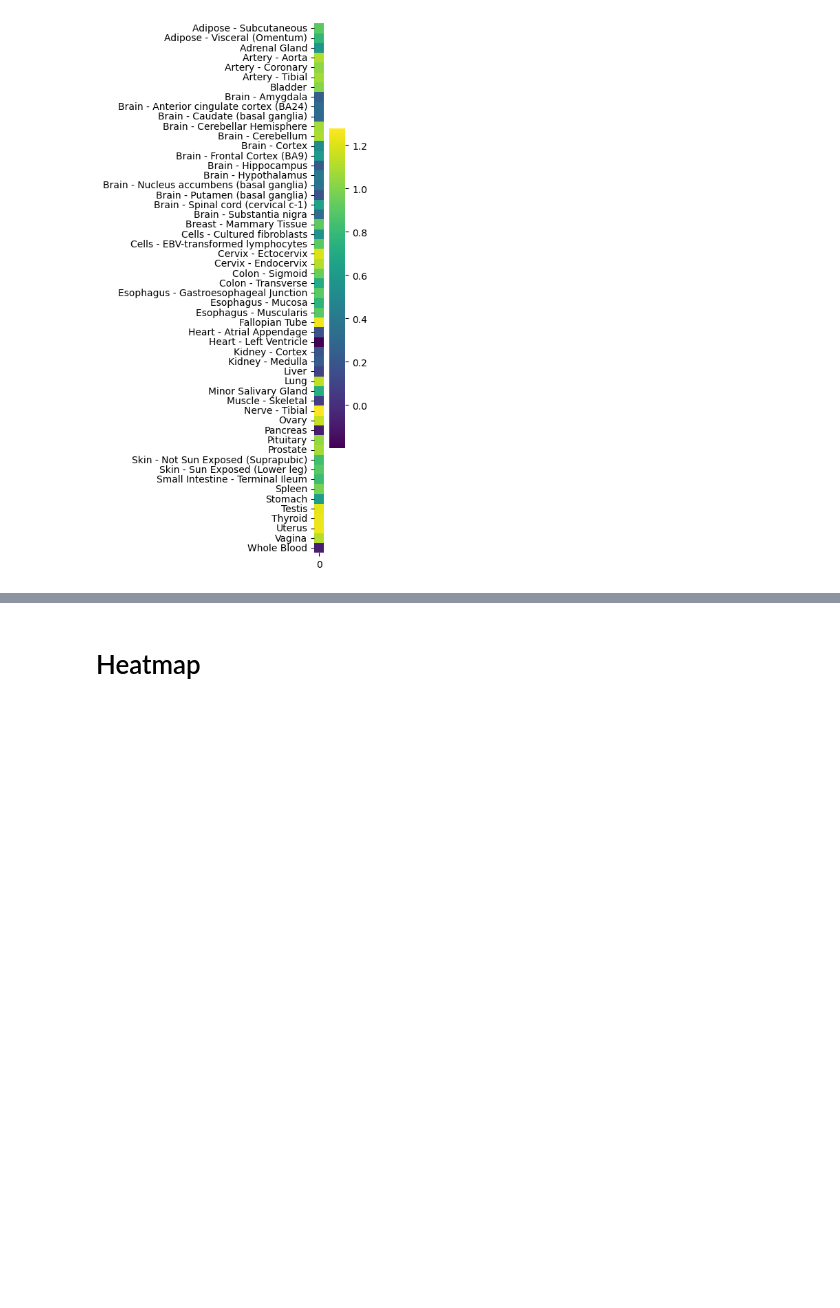
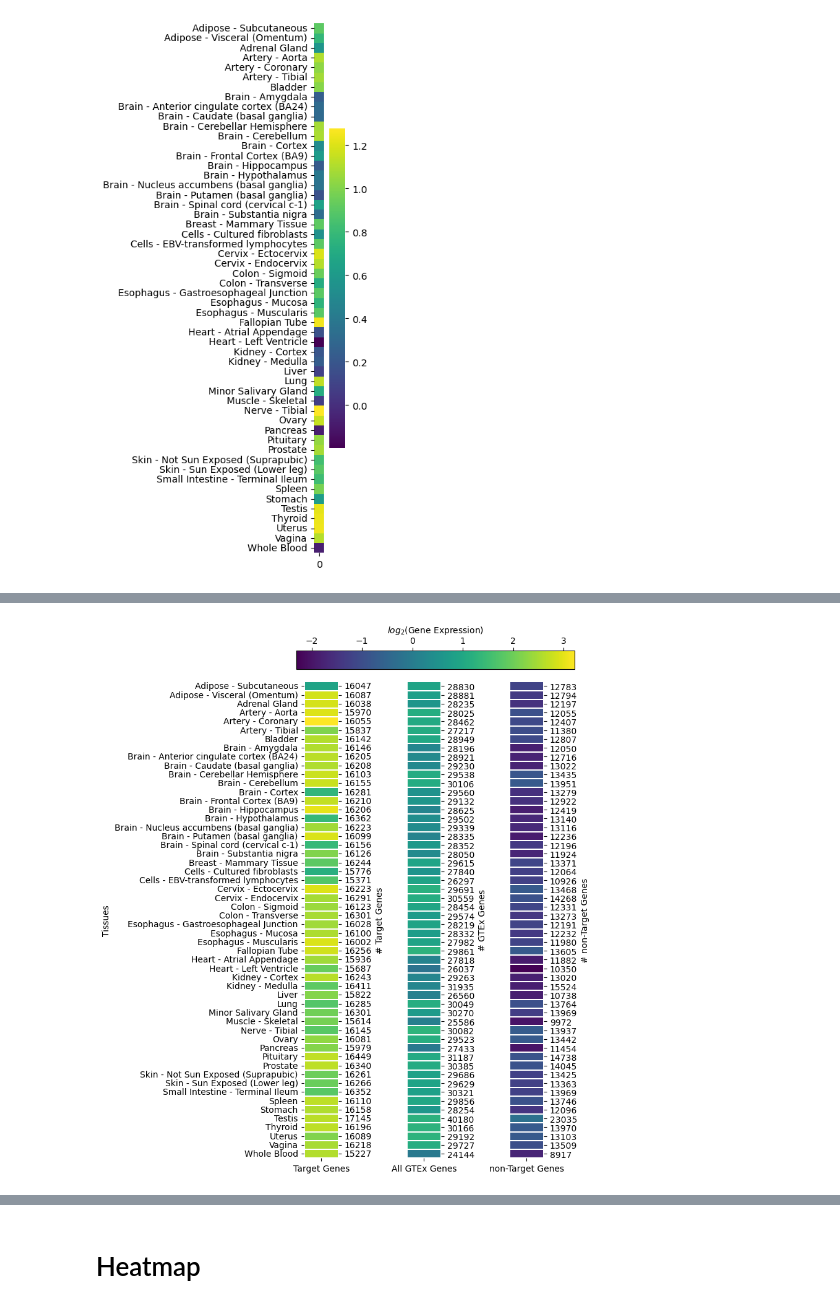
Before and after one commit to JulianMeigen/Bachelor, a Jupyter notebook: E_Single_TFBS/Ensemble_TF_Genexpr.ipynb, the cells around one changed output, grey strips where cells are left out. Cells and saved outputs as stored; diff of their text form; code cells hidden in the pictures; blank space fills up the shorter version.

Commit message:
TF_Expr_and_all_GTEx

```diff
--- a/E_Single_TFBS/Ensemble_TF_Genexpr.ipynb
+++ b/E_Single_TFBS/Ensemble_TF_Genexpr.ipynb
@@ -90,0 +91,13 @@ sns.heatmap(mean_gtex_expr_log.to_frame(), cmap=my_cmap, square=True)
+# %%
+## Same thing only for not-Target genes!
+
+# Split IDs version for target genes and in expr-index
+target_ids = [id.split(".")[0] for id in df_combined.geneID.unique()]
+gtex_expr_log_filter_NA_rows.index = [id.split(".")[0] for id in gtex_expr_log_filter_NA_rows.index]
+## NOTE: 17304 different Ensemble IDs but only 17234 entrys in gtex (??)
+# %%
+# Save all target gene IDs and non-Target gene IDs
+target_expr = gtex_expr_log_filter_NA_rows[gtex_expr_log_filter_NA_rows.index.isin(target_ids)]
+not_target_expr = gtex_expr_log_filter_NA_rows[~gtex_expr_log_filter_NA_rows.index.isin(target_ids)]
+len(not_target_expr)
+# 26985
@@ -90,0 +108,6 @@ sns.heatmap(mean_gtex_expr_log.to_frame(), cmap=my_cmap, square=True)
+# %%
+# Ccalculate the mean, the Nans will automatically ignored.
+mean_not_target = not_target_expr.mean()
+
+not_target_gtex_df = mean_not_target.to_frame(name="meanExpr").join(count_genes_per_tissue.to_frame(name="# Genes"))
+not_target_gtex_df.loc["Mean"] = pd.Series({"meanExpr":mean_not_target.mean(), "# Genes":len(not_target_expr)})
@@ -90,0 +125,74 @@ sns.heatmap(mean_gtex_expr_log.to_frame(), cmap=my_cmap, square=True)
+# %%
+value_min = min(gtex_expr_log_filter_NA_rows.mean().min(), target_expr.mean().min(),not_target_expr.mean().min())
+value_max = max(gtex_expr_log_filter_NA_rows.mean().max(), target_expr.mean().max(),not_target_expr.mean().max())
+
+my_cmap = plt.get_cmap("viridis").copy()
+# my_cmap.set_over("#FFFF99")
+# my_cmap.set_under("#000033")
+norm = mpl.colors.Normalize(vmin= value_min, vmax= value_max)
+
+heatmapkws = dict(square=False, cbar=False,  cmap=my_cmap, fmt=".2f", linewidths=0.01, vmin= value_min, vmax= value_max)
+
+
+
+fig, axes = plt.subplots(nrows=1, ncols=3, figsize=(5,10))
+plt.subplots_adjust( wspace=2)
+
+secax0 = axes[0].twinx()
+# secax1 = axes[1].twinx()
+# secax2 = axes[2].twinx()
+
+# target-genes
+sns.heatmap(target_expr.mean().to_frame(name="Target Genes"), ax=axes[0], xticklabels=True, yticklabels=True,  **heatmapkws)
+sns.heatmap(target_expr.mean().to_frame(name="Target Genes"), ax=secax0, xticklabels=True, yticklabels=True,  **heatmapkws)
+
+# all genes
+sns.heatmap( gtex_expr_log_filter_NA_rows.mean().to_frame(name="All GTEx Genes"), ax=axes[1], xticklabels=True, yticklabels=True,  **heatmapkws)
+# sns.heatmap(mean_gtex_expr_log.to_frame(name="All GTEx Genes"), ax=secax1, xticklabels=True, yticklabels=False,  **heatmapkws)
+
+# non-target-genes
+sns.heatmap(mean_not_target.to_frame(name="non-Target Genes"), ax=axes[2], xticklabels=True, yticklabels=True,  **heatmapkws)
+# sns.heatmap(not_target_gtex_df["meanExpr"].to_frame("non-Target Genes"), ax=secax2, xticklabels=True, yticklabels=False,  **heatmapkws)
+
+# AXIS 1
+## Set first y_axis
+axes[0].set_ylabel('Tissues')
+
+## Set first x axis
+#axes[0].tick_params(axis="x", top=True, labeltop=True, labelbottom=False, bottom=False)
+
+## Set secondary y_axis
+secax0.set_ylim([0,axes[0].get_ylim()[0]])
+secax0.set_yticks(axes[0].get_yticks())
+secax0.set_ylabel("# Target Genes")
+secax0.set_yticklabels(target_expr.count()[::-1]) # Target Gene Count
+
+## Set secondary x axis
+secax0.tick_params(axis="x", top=False, labeltop=False, labelbottom=True, bottom=True)
+
+
+# AXIS 2
+## Set y_axis
+axes[1].tick_params(axis="y", right=True, left=False, labelleft=False, labelright = True, labelrotation=0)
+axes[1].set_yticklabels(gtex_expr_log_filter_NA_rows.count())
+axes[1].yaxis.set_label_position("right")
+axes[1].set_ylabel("# GTEx Genes")
+
+# AXIS 3
+## Set y_axis
+axes[2].tick_params(axis="y", right=True, left=False, labelleft=False, labelright =True, labelrotation=0)
+axes[2].set_yticklabels(not_target_expr.count())
+axes[2].yaxis.set_label_position("right")
+axes[2].set_ylabel("# non-Target Genes")
+
+
+
+# COLORBAR
+cax = fig.add_axes([0.1,0.9,0.9,0.03])
+sm = mpl.cm.ScalarMappable(cmap=my_cmap, norm=norm)
+sm.set_array([])
+fig.colorbar(sm, cax=cax, orientation="horizontal", location="top", label="$log_2$(Gene Expression)")
+
+#plt.savefig("images_BA/All_GTEx_Genes_Heatmap.pdf", bbox_inches = 'tight')
+# %% [output]
+[figure, added]
```
Also changed, not shown: parts of 32 cells of this notebook, 3 other files.
